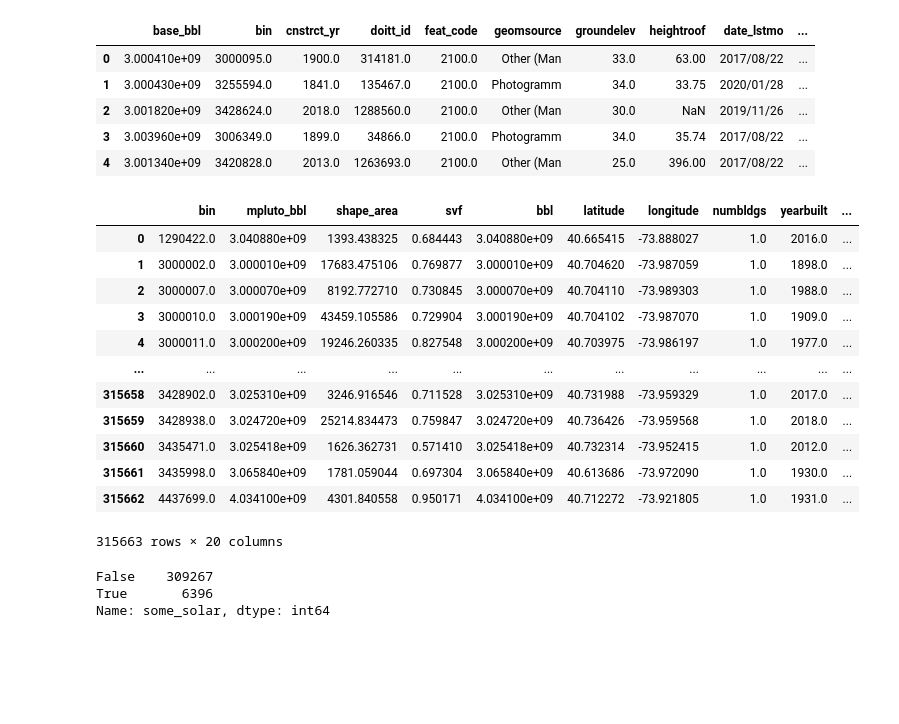
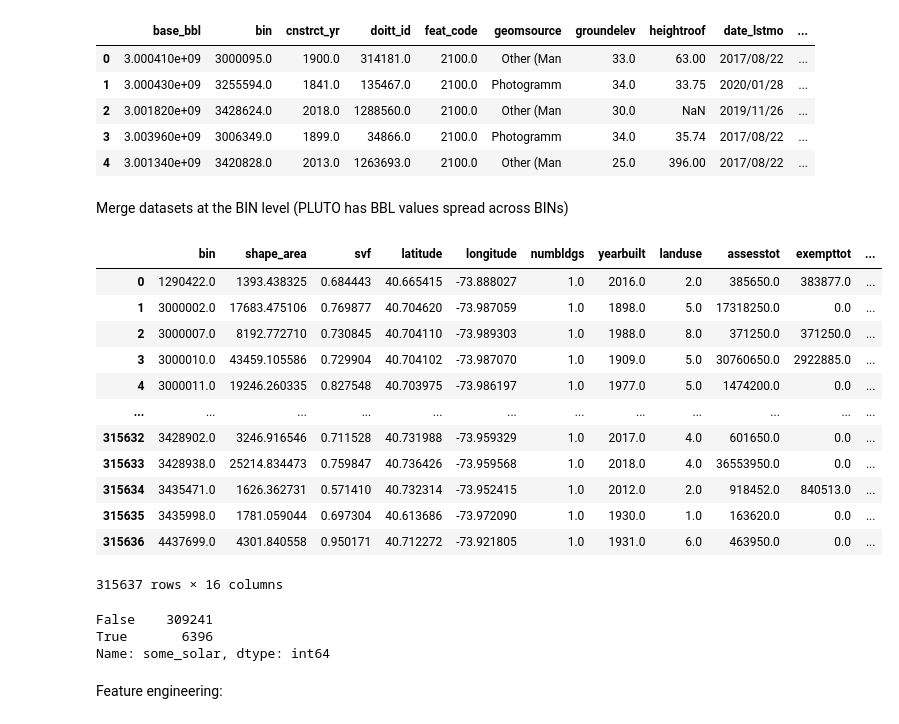
Before and after one commit to CUSP2021ADS/project-green-permits, a Jupyter notebook: green_permits.ipynb, the cells around one changed output. Saved outputs shown, nothing was run; the diff lists cells and outputs as text; code cells hidden in the pictures; blank space fills up the shorter version.

Commit message:
Some feature engineering
Consider neighbor calculations on full PLUTO set

```diff
--- a/green_permits.ipynb
+++ b/green_permits.ipynb
@@ -87,4 +89,4 @@ INSTALLATION OF SOLAR PANELS ON EXISTING ROOF. NO CHANGE IN USE, OCCUPANCY,  OR
 INSTALLATION OF SOLAR PANELS ON EXISTING ROOF. NO CHANGE IN USE, OCCUPANCY,  OR EGRESS. NO CHANGE IN BULK.
 INSTALLATION OF SOLAR SYSTEM AS PER PLANS.NO CHANGE IN USE,EGRESS, OR OCCUPANCY
 # %%
-job_bin = job.groupby('bin__').agg({'approved': 'max', 'solar_jobs': 'sum'}).reset_index()
+job_bin = job.groupby('bin__').agg({'approved': 'min', 'solar_jobs': 'sum'}).reset_index() # aggregate to BIN level (final aggregation)
@@ -112,7 +121,7 @@ Index(['borough', 'block', 'lot', 'cd', 'ct2010', 'cb2010', 'schooldist',
       dtype='object')
 # %%
 vals = ['assesstot', 'exempttot', 'numfloors', 'bldgarea', 'comarea', 'resarea']  #pluto is by BBL, spread these values across each BIN
-cols = ['bbl', 'latitude', 'longitude', 'numbldgs', 'yearbuilt', 'yearalter1', 'yearalter2', 'landuse', *vals]
+cols = ['bbl', 'latitude', 'longitude', 'numbldgs', 'yearbuilt', 'landuse', *vals]
 
-pluto_sub = pluto.loc[(pluto['numbldgs'].between(1, 2)) & (pluto['yearbuilt'] != 0) & (pluto['landuse'] < 9) & (pluto['landmark'].isnull()), cols]
+pluto_sub = pluto.loc[(pluto['numbldgs'].between(1, 2)) & (pluto['yearbuilt'] != 0) & (pluto['landuse'] < 9) & (pluto['landmark'].isnull()) & (~pluto['latitude'].isnull()), cols]
 pluto_sub[vals] = pluto_sub[vals].apply(lambda x: x / pluto_sub['numbldgs'])
@@ -131,31 +142,36 @@ build_bin = build.groupby('bin')[['mpluto_bbl', 'shape_area', '_mean']].min().re
 build_bin.rename(columns={'_mean': 'svf'}, inplace=True)
+# %% [markdown]
+Merge datasets at the BIN level (PLUTO has BBL values spread across BINs)
 # %%
 job_bin['bin'] = job_bin['bin__'].astype(float)
 
 full = build_bin.merge(pluto_sub, left_on='mpluto_bbl', right_on='bbl').merge(job_bin, 'left', 'bin')
 
 full['some_solar'] = full['solar_jobs'] > 0
-full.drop(['bin__', 'solar_jobs'], axis=1, inplace=True)
+full.loc[~full['some_solar'], 'approved'] = pd.NaT # only keep permit approval dates relevant to solar installs
+full.drop(['bin__', 'mpluto_bbl', 'bbl', 'solar_jobs'], axis=1, inplace=True)
 full
 # %% [output]
-|  | bin | mpluto_bbl | shape_area | svf | bbl | latitude | longitude | numbldgs | yearbuilt | ... |
-| 0 | 1290422.0 | 3.040880e+09 | 1393.438325 | 0.684443 | 3.040880e+09 | 40.665415 | -73.888027 | 1.0 | 2016.0 | ... |
-| 1 | 3000002.0 | 3.000010e+09 | 17683.475106 | 0.769877 | 3.000010e+09 | 40.704620 | -73.987059 | 1.0 | 1898.0 | ... |
-| 2 | 3000007.0 | 3.000070e+09 | 8192.772710 | 0.730845 | 3.000070e+09 | 40.704110 | -73.989303 | 1.0 | 1988.0 | ... |
-| 3 | 3000010.0 | 3.000190e+09 | 43459.105586 | 0.729904 | 3.000190e+09 | 40.704102 | -73.987070 | 1.0 | 1909.0 | ... |
-| 4 | 3000011.0 | 3.000200e+09 | 19246.260335 | 0.827548 | 3.000200e+09 | 40.703975 | -73.986197 | 1.0 | 1977.0 | ... |
-| ... | ... | ... | ... | ... | ... | ... | ... | ... | ... | ... |
-| 315658 | 3428902.0 | 3.025310e+09 | 3246.916546 | 0.711528 | 3.025310e+09 | 40.731988 | -73.959329 | 1.0 | 2017.0 | ... |
-| 315659 | 3428938.0 | 3.024720e+09 | 25214.834473 | 0.759847 | 3.024720e+09 | 40.736426 | -73.959568 | 1.0 | 2018.0 | ... |
-| 315660 | 3435471.0 | 3.025418e+09 | 1626.362731 | 0.571410 | 3.025418e+09 | 40.732314 | -73.952415 | 1.0 | 2012.0 | ... |
-| 315661 | 3435998.0 | 3.065840e+09 | 1781.059044 | 0.697304 | 3.065840e+09 | 40.613686 | -73.972090 | 1.0 | 1930.0 | ... |
-| 315662 | 4437699.0 | 4.034100e+09 | 4301.840558 | 0.950171 | 4.034100e+09 | 40.712272 | -73.921805 | 1.0 | 1931.0 | ... |
+|  | bin | shape_area | svf | latitude | longitude | numbldgs | yearbuilt | landuse | assesstot | exempttot | ... |
+| 0 | 1290422.0 | 1393.438325 | 0.684443 | 40.665415 | -73.888027 | 1.0 | 2016.0 | 2.0 | 385650.0 | 383877.0 | ... |
+| 1 | 3000002.0 | 17683.475106 | 0.769877 | 40.704620 | -73.987059 | 1.0 | 1898.0 | 5.0 | 17318250.0 | 0.0 | ... |
+| 2 | 3000007.0 | 8192.772710 | 0.730845 | 40.704110 | -73.989303 | 1.0 | 1988.0 | 8.0 | 371250.0 | 371250.0 | ... |
+| 3 | 3000010.0 | 43459.105586 | 0.729904 | 40.704102 | -73.987070 | 1.0 | 1909.0 | 5.0 | 30760650.0 | 2922885.0 | ... |
+| 4 | 3000011.0 | 19246.260335 | 0.827548 | 40.703975 | -73.986197 | 1.0 | 1977.0 | 5.0 | 1474200.0 | 0.0 | ... |
+| ... | ... | ... | ... | ... | ... | ... | ... | ... | ... | ... | ... |
+| 315632 | 3428902.0 | 3246.916546 | 0.711528 | 40.731988 | -73.959329 | 1.0 | 2017.0 | 4.0 | 601650.0 | 0.0 | ... |
+| 315633 | 3428938.0 | 25214.834473 | 0.759847 | 40.736426 | -73.959568 | 1.0 | 2018.0 | 4.0 | 36553950.0 | 0.0 | ... |
+| 315634 | 3435471.0 | 1626.362731 | 0.571410 | 40.732314 | -73.952415 | 1.0 | 2012.0 | 2.0 | 918452.0 | 840513.0 | ... |
+| 315635 | 3435998.0 | 1781.059044 | 0.697304 | 40.613686 | -73.972090 | 1.0 | 1930.0 | 1.0 | 163620.0 | 0.0 | ... |
+| 315636 | 4437699.0 | 4301.840558 | 0.950171 | 40.712272 | -73.921805 | 1.0 | 1931.0 | 6.0 | 463950.0 | 0.0 | ... |
-315663 rows × 20 columns
+315637 rows × 16 columns
 # %%
 full['some_solar'].value_counts()
 # %% [output]
-False    309267
+False    309241
 True       6396
 Name: some_solar, dtype: int64
 # %%
 full.to_csv('full.csv')
+# %% [markdown]
+Feature engineering:
```
Also changed, not shown: parts of 15 cells of this notebook.
